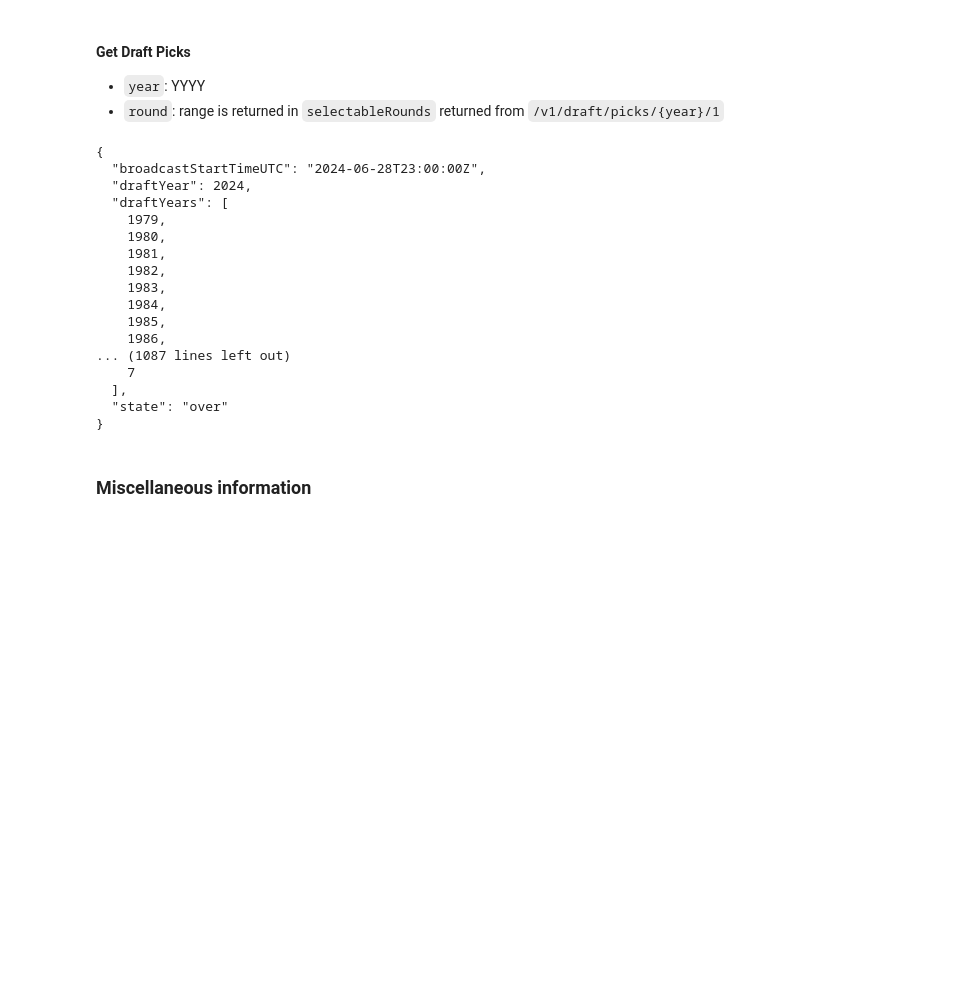
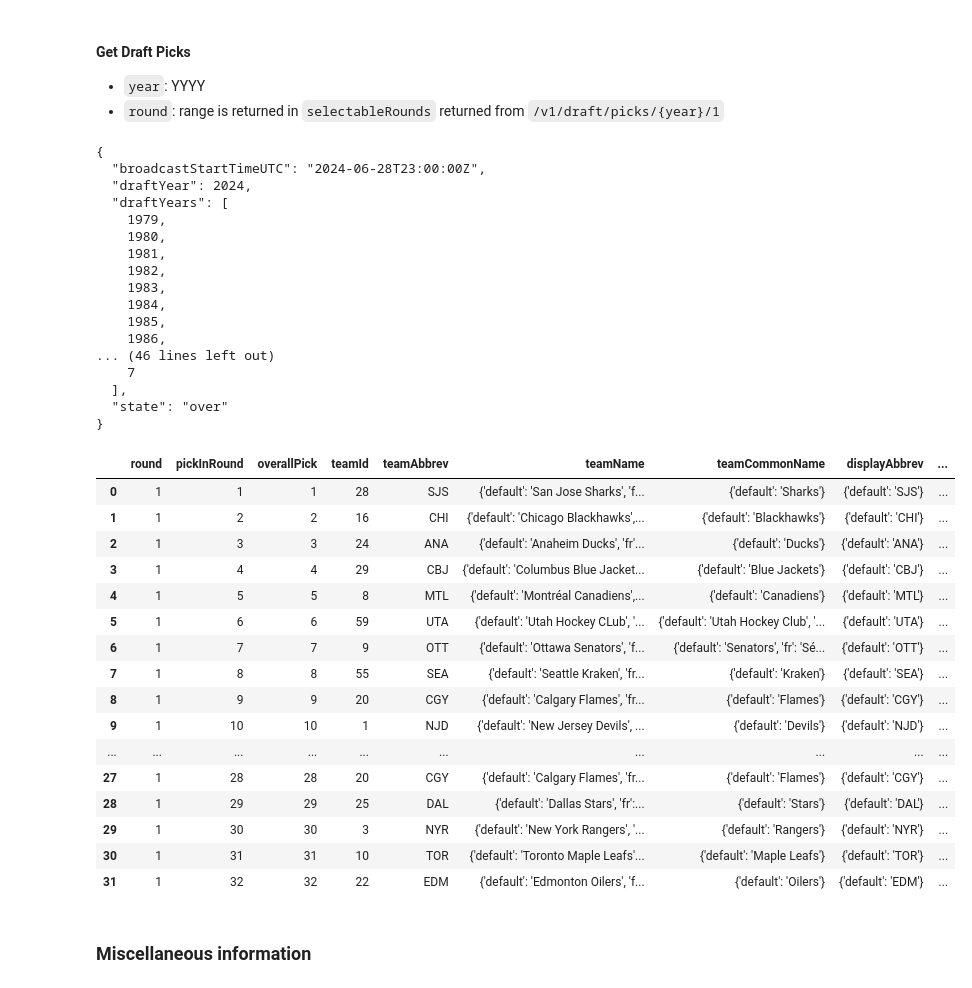
Before and after one commit to trxe/NHL-API-Reference, a Jupyter notebook: api-web.ipynb, the cells around one changed output. Cells and saved outputs as stored; diff of their text form; code cells hidden in the pictures; blank space fills up the shorter version.

```diff
--- a/api-web.ipynb
+++ b/api-web.ipynb
@@ -1057,25 +1075,45 @@ pprint(requests.get(f'{BASE_URL_API}/v1/draft/rankings/{year}/{prospect_category
 # %%
 year=2024
 round=1
-pprint(requests.get(f'{BASE_URL_API}/v1/draft/picks/{year}/{round}').json())
+pprint(requests.get(f'{BASE_URL_API}/v1/draft/picks/{year}/{round}').json(), blacklist=['picks'])
+
+import pandas as pd
+pd.DataFrame(requests.get(f'{BASE_URL_API}/v1/draft/picks/{year}/{round}').json()['picks'])
 # %% [output]
 {
   "broadcastStartTimeUTC": "2024-06-28T23:00:00Z",
   "draftYear": 2024,
   "draftYears": [
     1979,
     1980,
     1981,
     1982,
     1983,
     1984,
     1985,
     1986,
-... (1087 lines left out)
+... (46 lines left out)
     7
   ],
   "state": "over"
 }
+|  | round | pickInRound | overallPick | teamId | teamAbbrev | teamName | teamCommonName | displayAbbrev | ... |
+| 0 | 1 | 1 | 1 | 28 | SJS | {'default': 'San Jose Sharks', 'f... | {'default': 'Sharks'} | {'default': 'SJS'} | ... |
+| 1 | 1 | 2 | 2 | 16 | CHI | {'default': 'Chicago Blackhawks',... | {'default': 'Blackhawks'} | {'default': 'CHI'} | ... |
+| 2 | 1 | 3 | 3 | 24 | ANA | {'default': 'Anaheim Ducks', 'fr'... | {'default': 'Ducks'} | {'default': 'ANA'} | ... |
+| 3 | 1 | 4 | 4 | 29 | CBJ | {'default': 'Columbus Blue Jacket... | {'default': 'Blue Jackets'} | {'default': 'CBJ'} | ... |
+| 4 | 1 | 5 | 5 | 8 | MTL | {'default': 'Montréal Canadiens',... | {'default': 'Canadiens'} | {'default': 'MTL'} | ... |
+| 5 | 1 | 6 | 6 | 59 | UTA | {'default': 'Utah Hockey CLub', '... | {'default': 'Utah Hockey Club', '... | {'default': 'UTA'} | ... |
+| 6 | 1 | 7 | 7 | 9 | OTT | {'default': 'Ottawa Senators', 'f... | {'default': 'Senators', 'fr': 'Sé... | {'default': 'OTT'} | ... |
+| 7 | 1 | 8 | 8 | 55 | SEA | {'default': 'Seattle Kraken', 'fr... | {'default': 'Kraken'} | {'default': 'SEA'} | ... |
+| 8 | 1 | 9 | 9 | 20 | CGY | {'default': 'Calgary Flames', 'fr... | {'default': 'Flames'} | {'default': 'CGY'} | ... |
+| 9 | 1 | 10 | 10 | 1 | NJD | {'default': 'New Jersey Devils', ... | {'default': 'Devils'} | {'default': 'NJD'} | ... |
+| ... | ... | ... | ... | ... | ... | ... | ... | ... | ... |
+| 27 | 1 | 28 | 28 | 20 | CGY | {'default': 'Calgary Flames', 'fr... | {'default': 'Flames'} | {'default': 'CGY'} | ... |
+| 28 | 1 | 29 | 29 | 25 | DAL | {'default': 'Dallas Stars', 'fr':... | {'default': 'Stars'} | {'default': 'DAL'} | ... |
+| 29 | 1 | 30 | 30 | 3 | NYR | {'default': 'New York Rangers', '... | {'default': 'Rangers'} | {'default': 'NYR'} | ... |
+| 30 | 1 | 31 | 31 | 10 | TOR | {'default': 'Toronto Maple Leafs'... | {'default': 'Maple Leafs'} | {'default': 'TOR'} | ... |
+| 31 | 1 | 32 | 32 | 22 | EDM | {'default': 'Edmonton Oilers', 'f... | {'default': 'Oilers'} | {'default': 'EDM'} | ... |
 # %% [markdown]
 ### Miscellaneous information
 # %% [markdown]
```
Also changed, not shown: parts of 18 cells of this notebook.
